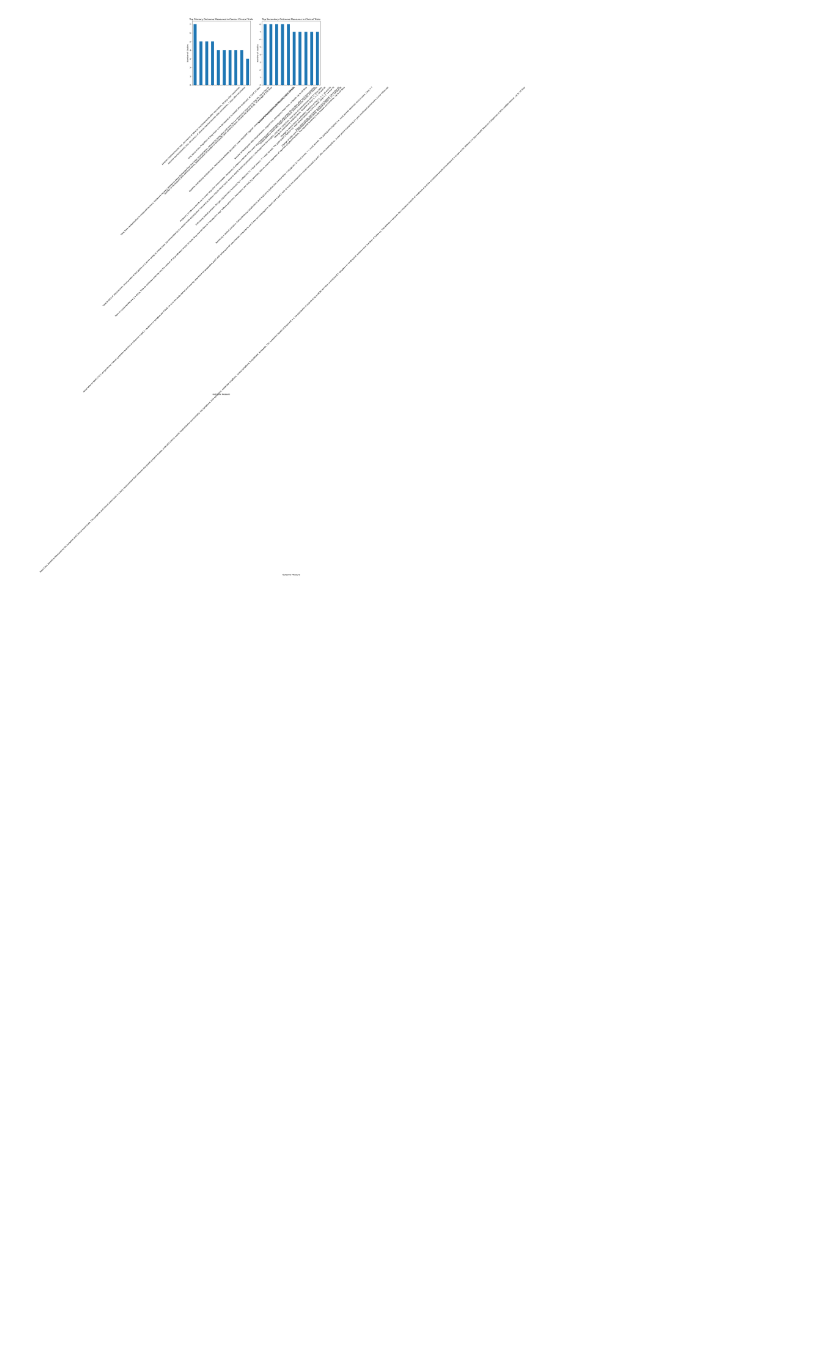
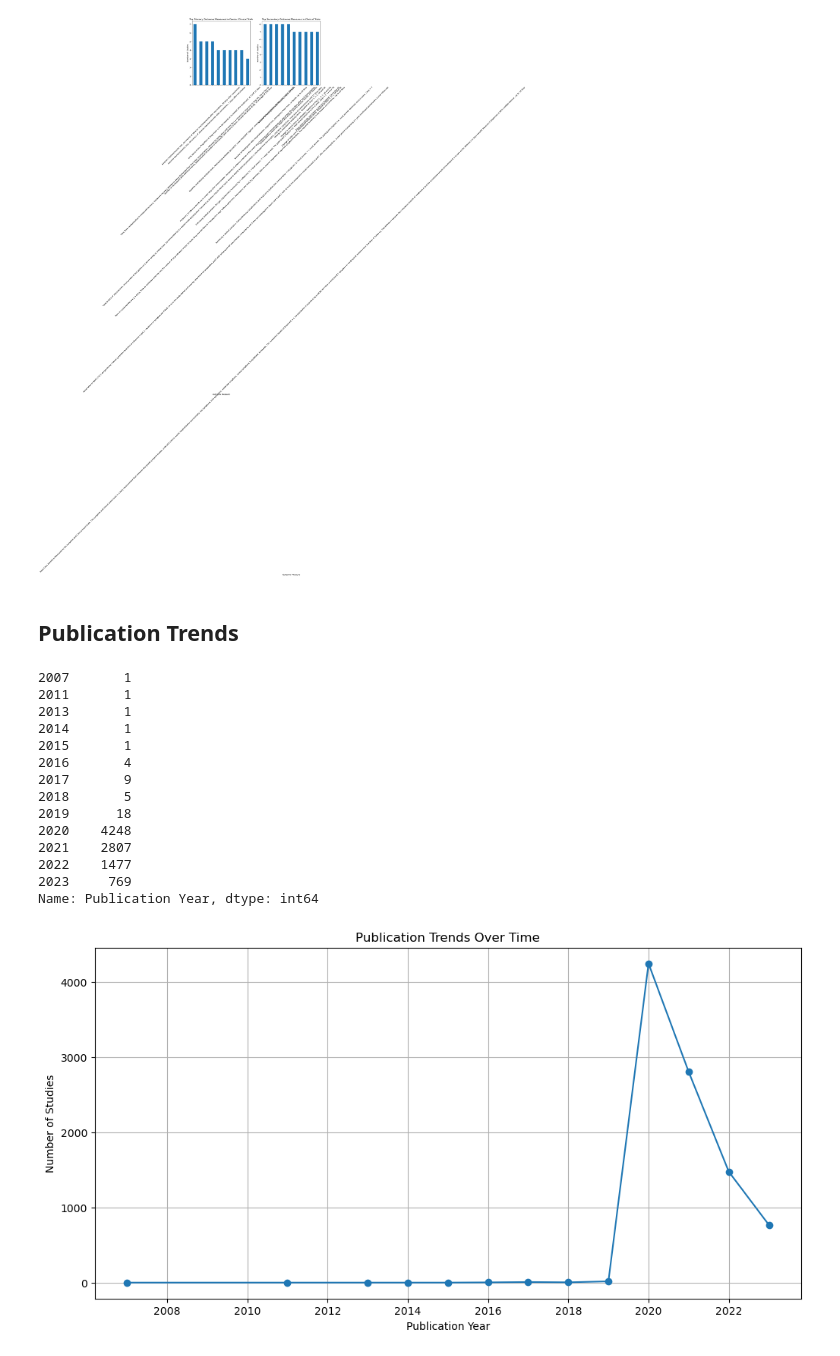
Before and after one commit to michellejuliet/Clinical-Data-Analysis, a Jupyter notebook: Covid-19 Studies Analysis.ipynb, the cells around one changed output. Cells and saved outputs as stored; diff of their text form; code cells hidden in the pictures; blank space fills up the shorter version.

Commit message:
update covid-19 analysis

```diff
--- a/Covid-19 Studies Analysis.ipynb
+++ b/Covid-19 Studies Analysis.ipynb
@@ -657,3 +657,43 @@ plt.tight_layout()
 plt.show()
 # %% [output]
 [figure]
+# %% [markdown]
+<h2> Publication Trends </h2>
+# %%
+# Convert the date columns to datetime
+df['First Posted'] = pd.to_datetime(df['First Posted'])
+df['Last Update'] = pd.to_datetime(df['Last Update Posted'])
+
+# Extract the publication year
+df['Publication Year'] = df['First Posted'].dt.year
+
+# Now I have the "Publication Year" column ready for analysis
+# %%
+# Count the number of studies published each year
+publication_counts = df['Publication Year'].value_counts().sort_index()
+print(publication_counts)
+
+# Visualize publication trends
+plt.figure(figsize=(12, 6))
+plt.plot(publication_counts.index, publication_counts.values, marker='o', linestyle='-')
+plt.title('Publication Trends Over Time')
+plt.xlabel('Publication Year')
+plt.ylabel('Number of Studies')
+plt.grid(True)
+plt.show()
+# %% [output]
+2007       1
+2011       1
+2013       1
+2014       1
+2015       1
+2016       4
+2017       9
+2018       5
+2019      18
+2020    4248
+2021    2807
+2022    1477
+2023     769
+Name: Publication Year, dtype: int64
+[figure, added]
```
Also changed, not shown: parts of 3 cells of this notebook.
